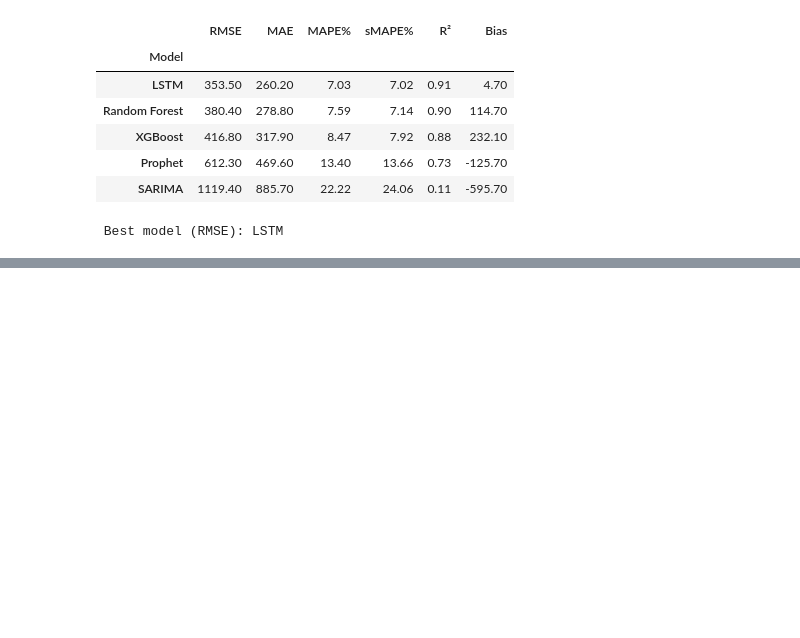
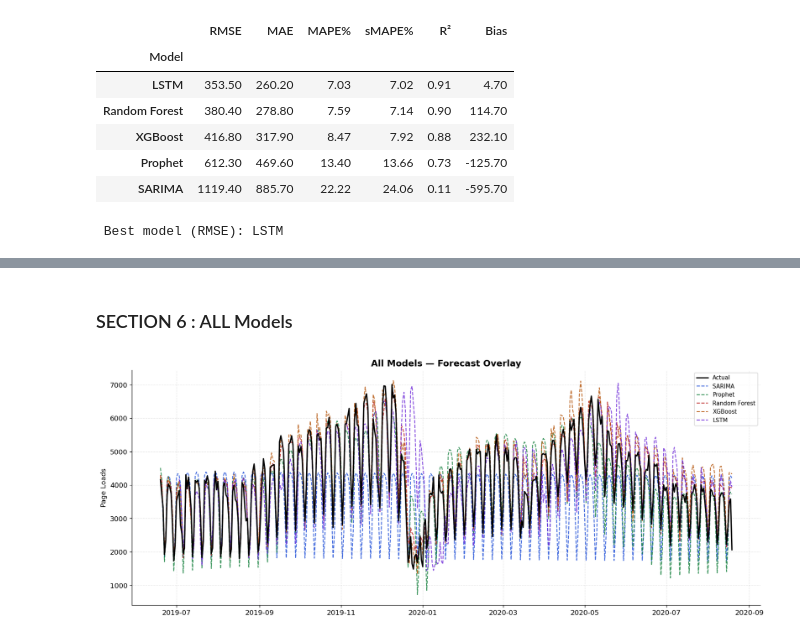
Before and after one commit to afeefanver/Website-Traffic-Forecasting, a Jupyter notebook: Model Evaluation with SHAP (Website).ipynb, the cells around one changed output, grey strips where cells are left out. Saved outputs shown, nothing was run; the diff lists cells and outputs as text; code cells hidden in the pictures; blank space fills up the shorter version.

```diff
--- a/Model Evaluation with SHAP (Website).ipynb
+++ b/Model Evaluation with SHAP (Website).ipynb
@@ -196,0 +246,22 @@ print(f'\n Best model (RMSE): {best}')
+# %% [markdown]
+### SECTION 6 : ALL Models
+# %%
+base_m = max(preds, key=lambda m: len(preds[m]))
+base_p = preds[base_m]
+
+fig, ax = plt.subplots(figsize=(15, 6))
+ax.plot(base_p['Date'], base_p['y_true'], color='black', lw=2, label='Actual', zorder=5)
+for m, label in zip(MODELS, LABELS):
+    if m not in preds: continue
+    p = preds[m]
+    ax.plot(p['Date'], p['y_pred'], color=M_COLOR[m], lw=1.4,
+            linestyle='--', alpha=0.85, label=label)
+ax.set_title('All Models — Forecast Overlay', fontsize=14, fontweight='bold')
+ax.set_ylabel('Page Loads')
+ax.legend(loc='upper right', fontsize=9)
+ax.grid(True, linestyle='--', alpha=0.3)
+plt.tight_layout()
+plt.savefig('plots/14.1_overlay.png', bbox_inches='tight')
+plt.show()
+# %% [output]
+[figure, added]
```
Also changed, not shown: parts of 14 cells of this notebook.
